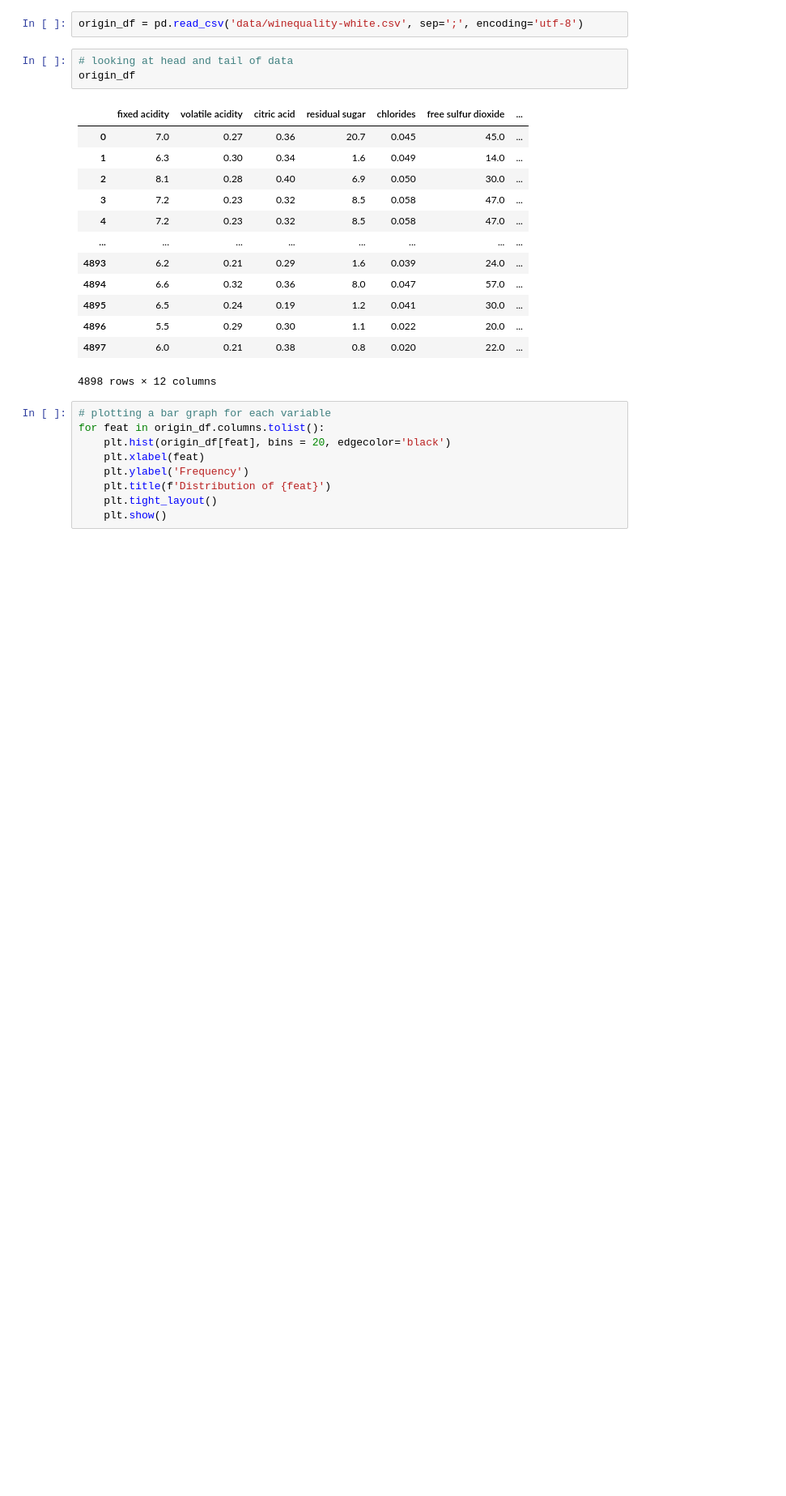
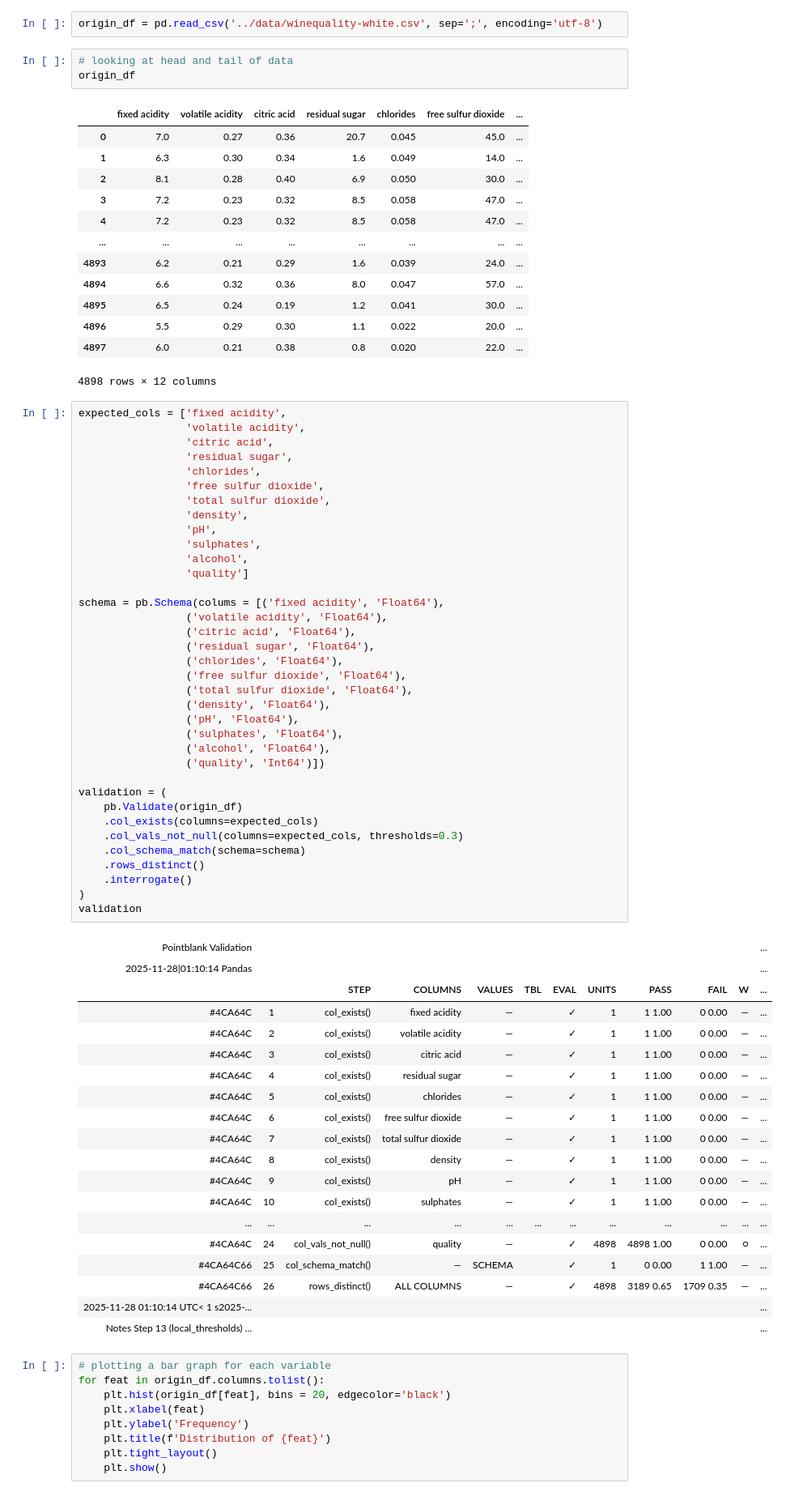
Before and after one commit to Natalie1339/dsci522project, a Jupyter notebook: analysis/white_wine_quality.ipynb, the cells around one changed output. Shown at 81% size. Drawn from its saved outputs; the diff is of its cells as text; blank space fills up the shorter version.

Commit message:
added validation checks for datatype and column/row missingness

```diff
--- a/analysis/white_wine_quality.ipynb
+++ b/analysis/white_wine_quality.ipynb
@@ -20,7 +21,7 @@ aly.alt.data_transformers.enable('vegafusion')
 # %% [output]
 DataTransformerRegistry.enable('vegafusion')
 # %%
-origin_df = pd.read_csv('data/winequality-white.csv', sep=';', encoding='utf-8')
+origin_df = pd.read_csv('../data/winequality-white.csv', sep=';', encoding='utf-8')
 # %%
 # looking at head and tail of data
 origin_df
@@ -38,6 +39,62 @@ origin_df
 | 4896 | 5.5 | 0.29 | 0.30 | 1.1 | 0.022 | 20.0 | ... |
 | 4897 | 6.0 | 0.21 | 0.38 | 0.8 | 0.020 | 22.0 | ... |
 4898 rows × 12 columns
+# %%
+expected_cols = ['fixed acidity',
+                 'volatile acidity',
+                 'citric acid',
+                 'residual sugar',
+                 'chlorides',
+                 'free sulfur dioxide',
+                 'total sulfur dioxide',
+                 'density',
+                 'pH',
+                 'sulphates',
+                 'alcohol',
+                 'quality']
+
+schema = pb.Schema(colums = [('fixed acidity', 'Float64'),
+                 ('volatile acidity', 'Float64'),
+                 ('citric acid', 'Float64'),
+                 ('residual sugar', 'Float64'),
+                 ('chlorides', 'Float64'),
+                 ('free sulfur dioxide', 'Float64'),
+                 ('total sulfur dioxide', 'Float64'),
+                 ('density', 'Float64'),
+                 ('pH', 'Float64'),
+                 ('sulphates', 'Float64'),
+                 ('alcohol', 'Float64'),
+                 ('quality', 'Int64')])
+
+validation = (
+    pb.Validate(origin_df)
+    .col_exists(columns=expected_cols)
+    .col_vals_not_null(columns=expected_cols, thresholds=0.3)
+    .col_schema_match(schema=schema)
+    .rows_distinct()
+    .interrogate()
+)
+validation
+# %% [output]
+| Pointblank Validation |  |  |  |  |  |  |  |  |  |  | ... |
+| 2025-11-28|01:10:14 Pandas |  |  |  |  |  |  |  |  |  |  | ... |
+|  |  | STEP | COLUMNS | VALUES | TBL | EVAL | UNITS | PASS | FAIL | W | ... |
+| #4CA64C | 1 | col_exists() | fixed acidity | — |  | ✓ | 1 | 1 1.00 | 0 0.00 | — | ... |
+| #4CA64C | 2 | col_exists() | volatile acidity | — |  | ✓ | 1 | 1 1.00 | 0 0.00 | — | ... |
+| #4CA64C | 3 | col_exists() | citric acid | — |  | ✓ | 1 | 1 1.00 | 0 0.00 | — | ... |
+| #4CA64C | 4 | col_exists() | residual sugar | — |  | ✓ | 1 | 1 1.00 | 0 0.00 | — | ... |
+| #4CA64C | 5 | col_exists() | chlorides | — |  | ✓ | 1 | 1 1.00 | 0 0.00 | — | ... |
+| #4CA64C | 6 | col_exists() | free sulfur dioxide | — |  | ✓ | 1 | 1 1.00 | 0 0.00 | — | ... |
+| #4CA64C | 7 | col_exists() | total sulfur dioxide | — |  | ✓ | 1 | 1 1.00 | 0 0.00 | — | ... |
+| #4CA64C | 8 | col_exists() | density | — |  | ✓ | 1 | 1 1.00 | 0 0.00 | — | ... |
+| #4CA64C | 9 | col_exists() | pH | — |  | ✓ | 1 | 1 1.00 | 0 0.00 | — | ... |
+| #4CA64C | 10 | col_exists() | sulphates | — |  | ✓ | 1 | 1 1.00 | 0 0.00 | — | ... |
+| ... | ... | ... | ... | ... | ... | ... | ... | ... | ... | ... | ... |
+| #4CA64C | 24 | col_vals_not_null() | quality | — |  | ✓ | 4898 | 4898 1.00 | 0 0.00 | ○ | ... |
+| #4CA64C66 | 25 | col_schema_match() | — | SCHEMA |  | ✓ | 1 | 0 0.00 | 1 1.00 | — | ... |
+| #4CA64C66 | 26 | rows_distinct() | ALL COLUMNS | — |  | ✓ | 4898 | 3189 0.65 | 1709 0.35 | — | ... |
+| 2025-11-28 01:10:14 UTC< 1 s2025-... |  |  |  |  |  |  |  |  |  |  | ... |
+| Notes Step 13 (local_thresholds) ... |  |  |  |  |  |  |  |  |  |  | ... |
 # %%
 # plotting a bar graph for each variable
 for feat in origin_df.columns.tolist():
```
Also changed, not shown: parts of 1 cell of this notebook.
